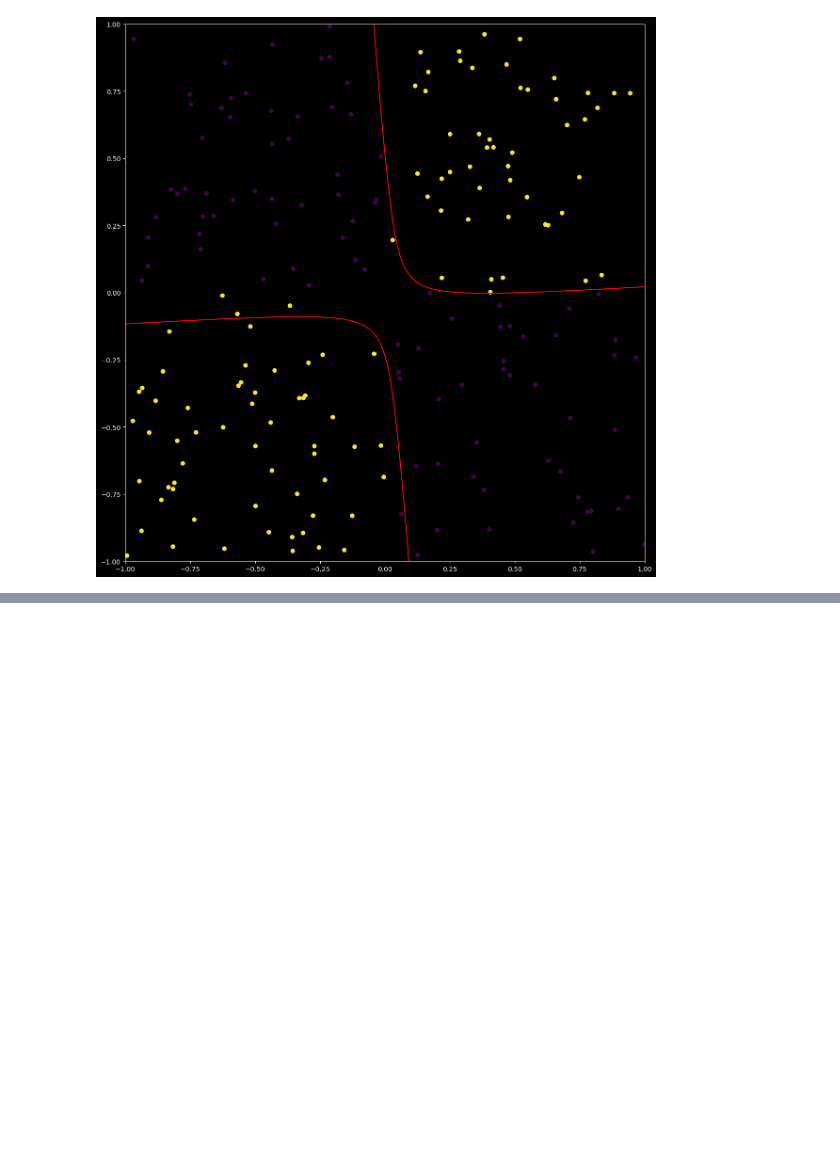
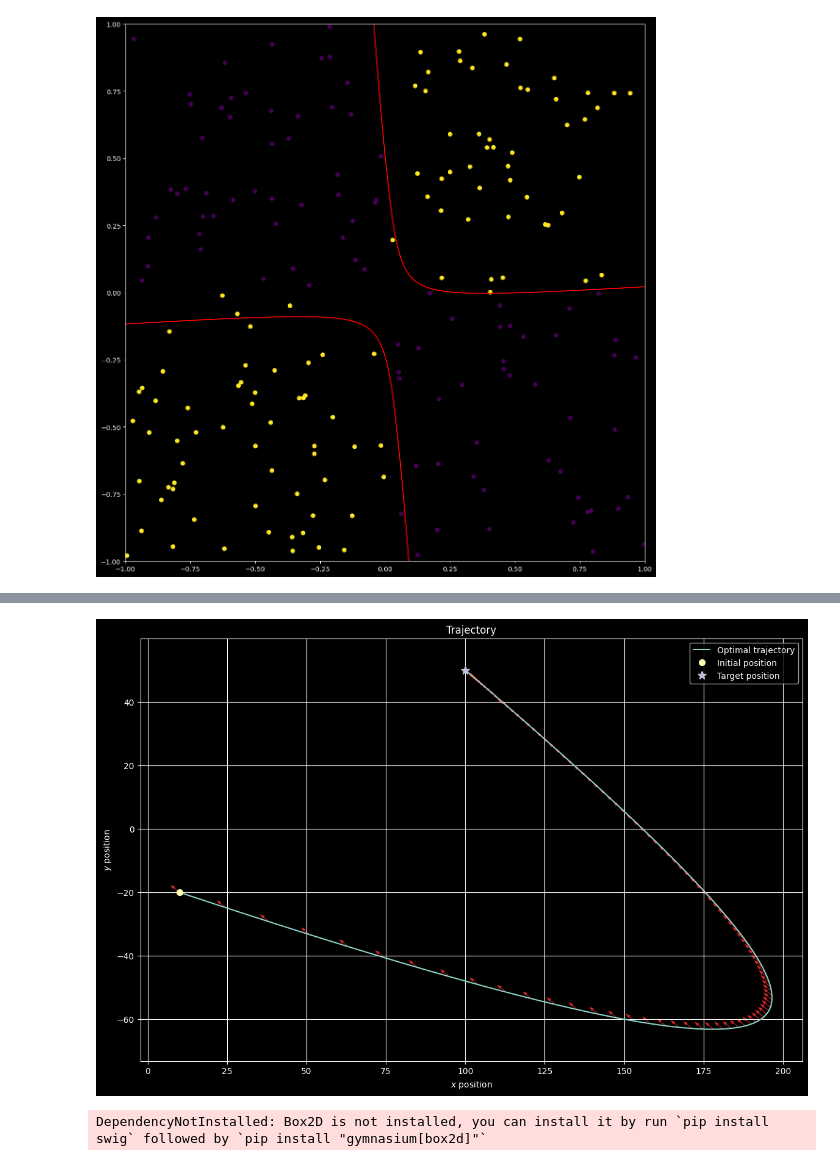
Before and after one commit to kar7mp5/Linear-Algebra-Study, a Jupyter notebook: least_square_study.ipynb, the cells around one changed output, grey strips where cells are left out. Saved outputs shown, nothing was run; the diff lists cells and outputs as text; code cells hidden in the pictures; blank space fills up the shorter version.

```diff
--- a/least_square_study.ipynb
+++ b/least_square_study.ipynb
@@ -143,0 +187,11 @@ Accuracy 0.975
+# %%
+x_0 = np.array([10, -20, 15, -5])
+x_des = np.array([100, 50, 0, 0])
+
+G = np.zeros((4,2*N))
+
+for i in range(N):
+    G[:, 2*i:2*(i+1)] = np.linalg.matrix_power(A, N-1-i) @ B
+
+u_hat = np.linalg.lstsq(G, x_des - np.linalg.matrix_power(A, N)@x_0, rcond=None)[0]
+print(u_hat)
@@ -143,0 +250,40 @@ Accuracy 0.975
+# %%
+plt.figure(figsize=(14,9), dpi=100)
+plt.plot(x[0,:],x[1,:], label='Optimal trajectory')
+plt.plot(x_0[0], x_0[1], 'o', markersize=7, label='Initial position')
+plt.plot(x_des[0], x_des[1], '*', markersize=10, label='Target position')
+plt.title('Trajectory')
+plt.legend()
+for i in range(0,N-1,10):
+    plt.arrow(x[0,i], x[1,i], 10*u_opt[0,i], 10*u_opt[1,i], head_width=1, width=0.2, fc='tab:red', ec='none')
+plt.axis('equal')
+plt.xlabel(r'$x$ position')
+plt.ylabel(r'$y$ position')
+plt.grid()
+plt.show()
+# %% [output]
+[figure, added]
+# %%
+import gymnasium as gym
+import pygame  # 여전히 추가 추천 (pygame 초기화 위해)
+
+pygame.init()  # 윈도우/맥에서 창 안 뜨는 문제 방지
+
+# v3로 변경! (v2 대신)
+env = gym.make("LunarLander-v3", render_mode="human")
+
+observation, info = env.reset(seed=42)
+for _ in range(1000):
+    action = env.action_space.sample()  # 랜덤 액션
+    observation, reward, terminated, truncated, info = env.step(action)
+
+    # render는 human 모드에서 자동이지만, 안전하게 추가
+    env.render()
+
+    if terminated or truncated:
+        print("Episode ended! Resetting...") # 디버깅용
+        observation, info = env.reset()
+
+env.close()
+# %% [output]
+DependencyNotInstalled: Box2D is not installed, you can install it by run `pip install swig` followed by `pip install "gymnasium[box2d]"`
```
Also changed, not shown: parts of 6 cells of this notebook, 4 other files.
